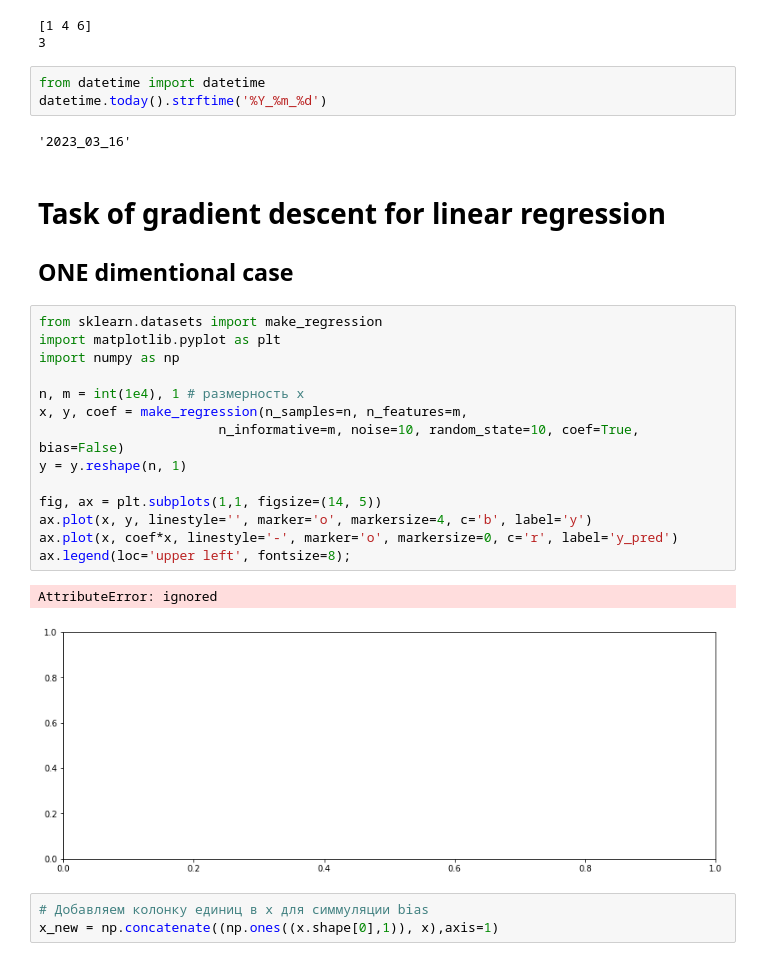
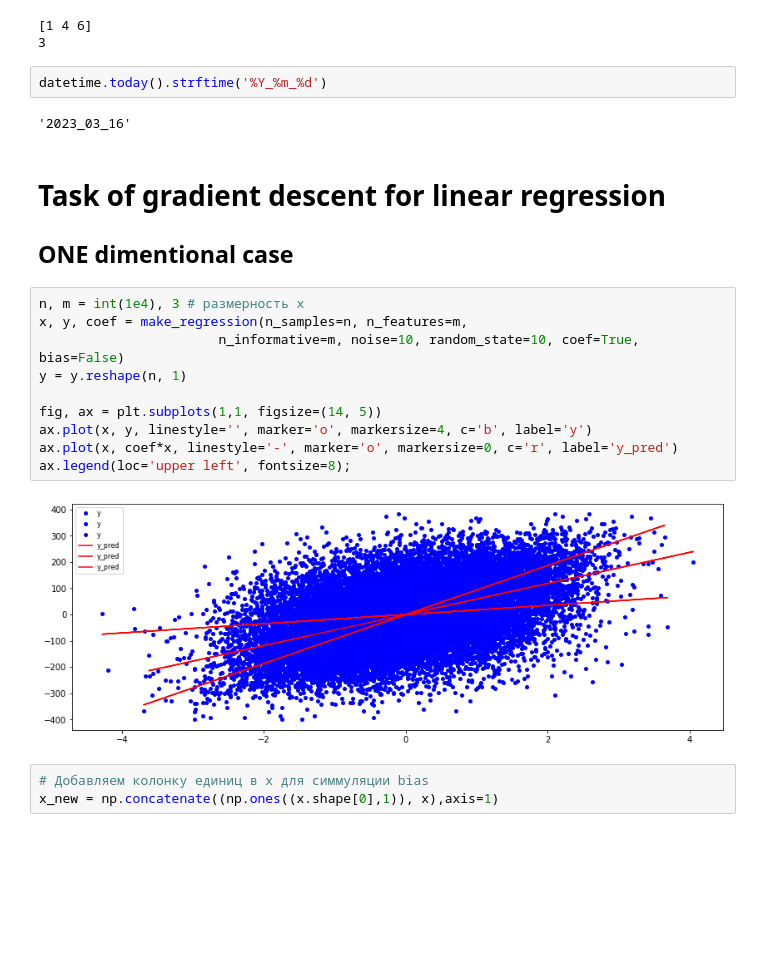
Before and after one commit to ol3gka/STUDY, a Jupyter notebook: main_tools.ipynb, the cells around one changed output. Drawn from its saved outputs; the diff is of its cells as text; blank space fills up the shorter version.

```diff
--- a/main_tools.ipynb
+++ b/main_tools.ipynb
@@ -175,7 +180,6 @@ print(f'''{df.int1.unique()}
 [1 4 6]
 3
 # %%
-from datetime import datetime
 datetime.today().strftime('%Y_%m_%d')
 # %% [output]
 '2023_03_16'
@@ -183,22 +187,17 @@ datetime.today().strftime('%Y_%m_%d')
 # Task of gradient descent for linear regression
 ## ONE dimentional case
 # %%
-from sklearn.datasets import make_regression
-import matplotlib.pyplot as plt
-import numpy as np
-
-n, m = int(1e4), 1 # размерность x
+n, m = int(1e4), 3 # размерность x
 x, y, coef = make_regression(n_samples=n, n_features=m,
                        n_informative=m, noise=10, random_state=10, coef=True, bias=False)
 y = y.reshape(n, 1)
 
 fig, ax = plt.subplots(1,1, figsize=(14, 5))
 ax.plot(x, y, linestyle='', marker='o', markersize=4, c='b', label='y')
 ax.plot(x, coef*x, linestyle='-', marker='o', markersize=0, c='r', label='y_pred')
 ax.legend(loc='upper left', fontsize=8);
 # %% [output]
-AttributeError: ignored
-[figure, old version]
+[figure, new version]
 # %%
 # Добавляем колонку единиц в x для симмуляции bias
 x_new = np.concatenate((np.ones((x.shape[0],1)), x),axis=1)
```
Also changed, not shown: parts of 23 cells of this notebook.
